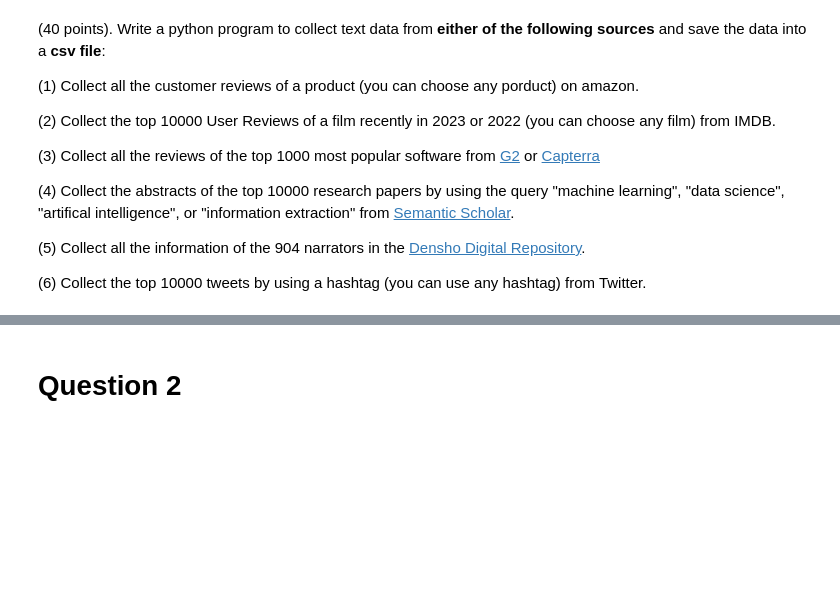
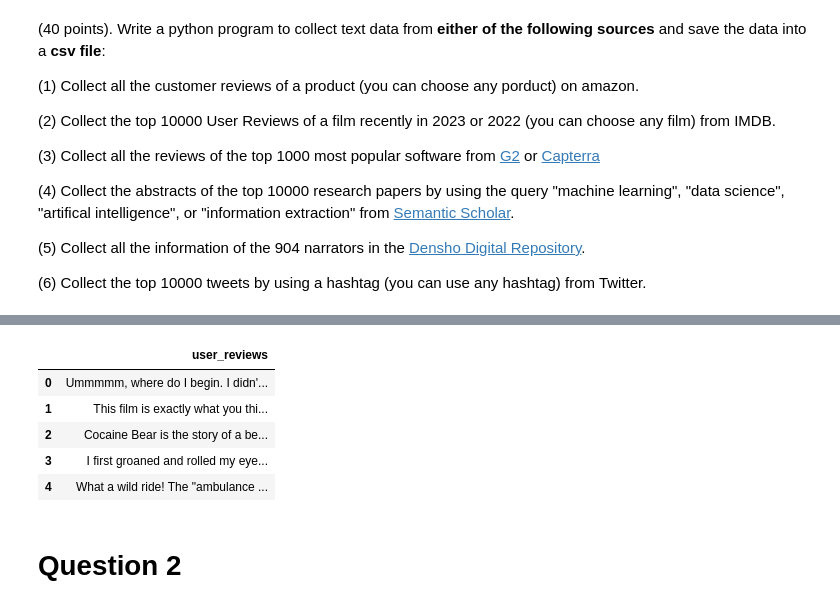
Before and after one commit to ManishaLokasani/Manisha_INFO5731_Spring2023, a Jupyter notebook: INFO5731_Assignment_Two.ipynb, the cells around one changed output, grey strips where cells are left out. Cells and saved outputs as stored; diff of their text form; code cells hidden in the pictures; blank space fills up the shorter version.

```diff
--- a/INFO5731_Assignment_Two.ipynb
+++ b/INFO5731_Assignment_Two.ipynb
@@ -60,0 +23,22 @@ Processed page: 1
+# %%
+import requests
+from bs4 import BeautifulSoup
+
+# URL of the IMDB page for Cocaine Bear
+url = "https://www.imdb.com/title/tt14209916/reviews/?ref_=tt_ql_2"
+
+# Send a GET request to the URL
+response = requests.get(url)
+
+# Parse the HTML content using Beautiful Soup
+soup = BeautifulSoup(response.content, "html.parser")
+
+# Find all the user reviews on the page
+reviews = soup.find_all("div", class_="lister-item-content")
+
+# Print the text of each review
+imdb_reviews = []
+for review in reviews:
+    text = review.find("div", class_="text").text.strip()
+    imdb_reviews.append(text)
+    print(text)
@@ -61,11 +63,16 @@ Processed page: 1
 # %%
-
-
-
-df = pd.DataFrame({'User Reviews': amazon_reviews})
+df = pd.DataFrame({'user_reviews': imdb_reviews})
 
 #save the dataframe on a csv file
-df.to_csv('userReviews.csv')
+df.to_csv('user_reviews.csv')
+df.head()
+# %% [output]
+|  | user_reviews |
+| 0 | Ummmmm, where do I begin. I didn'... |
+| 1 | This film is exactly what you thi... |
+| 2 | Cocaine Bear is the story of a be... |
+| 3 | I first groaned and rolled my eye... |
+| 4 | What a wild ride! The "ambulance ... |
 # %% [markdown]
 # **Question 2**
 # %% [markdown]
```
Also changed, not shown: parts of 17 cells of this notebook.
